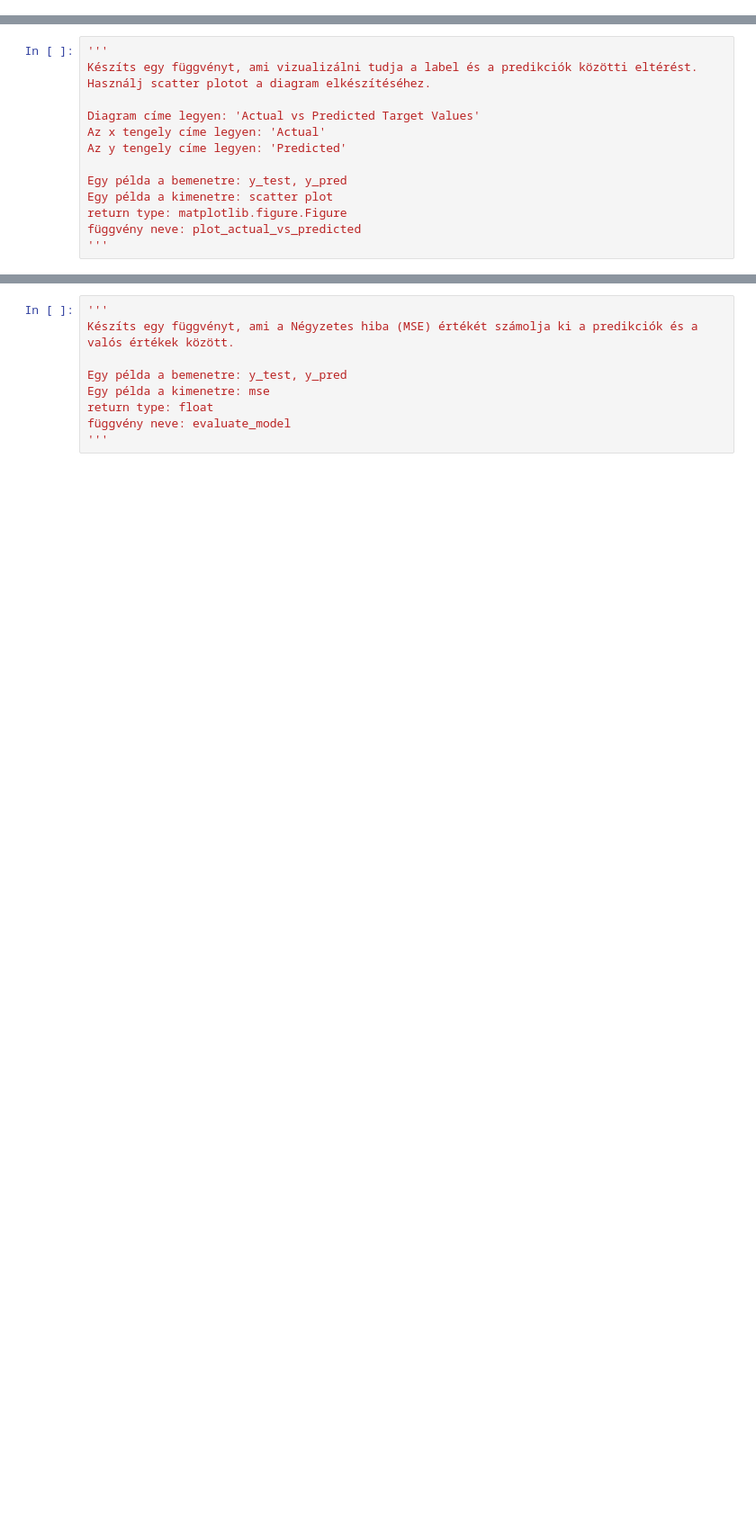
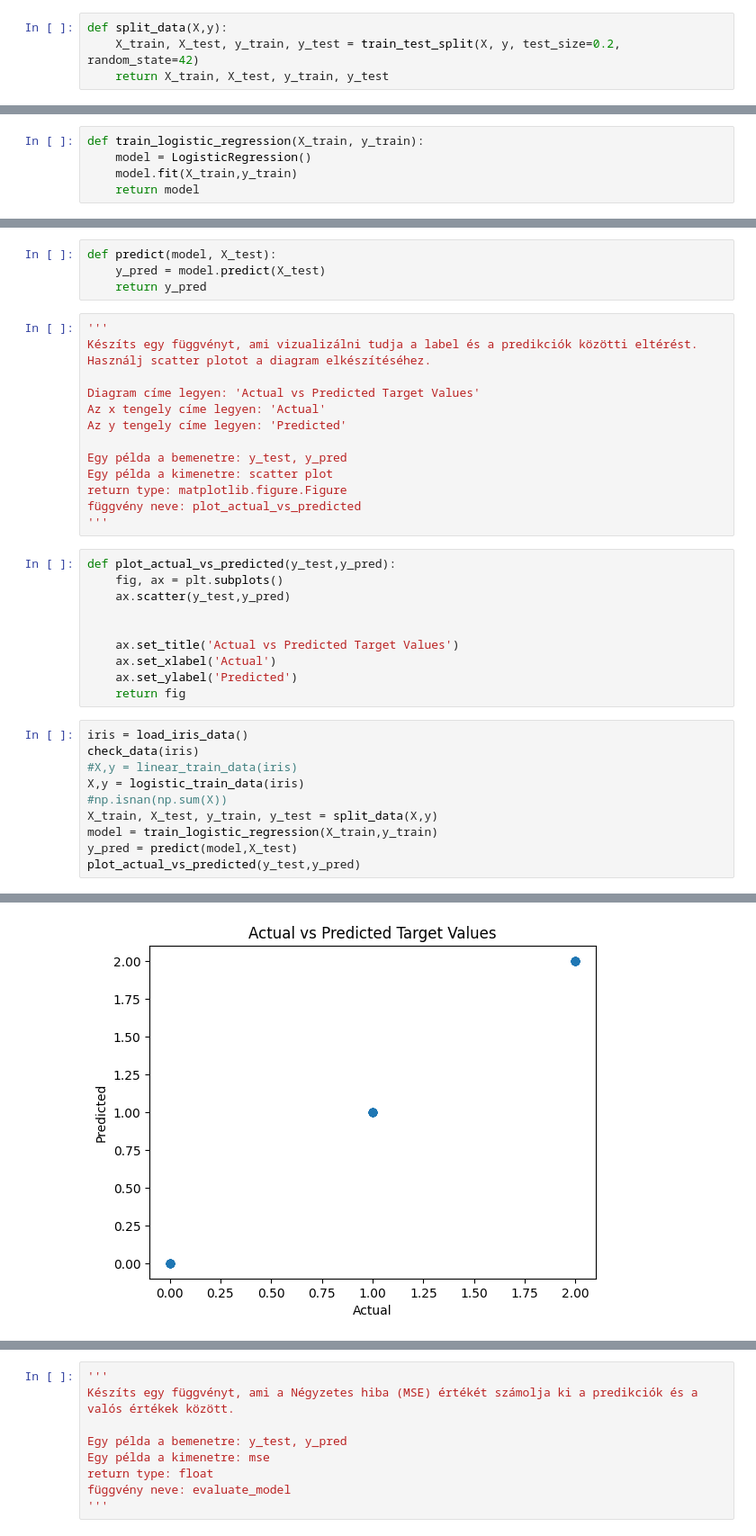
Before and after one commit to Poloskei/BEVADAT2022232, a Jupyter notebook: HAZI/HAZI08/HAZI08.ipynb, the cells around one changed output, grey strips where cells are left out. Shown: that part at 90% size. Cells and saved outputs as stored; diff of their text form; blank space fills up the shorter version.

```diff
--- a/HAZI/HAZI08/HAZI08.ipynb
+++ b/HAZI/HAZI08/HAZI08.ipynb
@@ -84,6 +76,10 @@ Egy példa a kimenetre: X_train, X_test, y_train, y_test
 return type: (numpy.ndarray, numpy.ndarray, numpy.ndarray, numpy.ndarray)
 függvény neve: split_data
 '''
+# %%
+def split_data(X,y):
+    X_train, X_test, y_train, y_test = train_test_split(X, y, test_size=0.2, random_state=42)
+    return X_train, X_test, y_train, y_test
 # %%
 '''
 Készíts egy függvényt ami feltanít egy lineaáris regressziós modelt, majd visszatér vele.
@@ -102,6 +103,11 @@ Egy példa a kimenetre: model
 return type: sklearn.linear_model._base.LogisticRegression
 függvény neve: train_logistic_regression
 '''
+# %%
+def train_logistic_regression(X_train, y_train):
+    model = LogisticRegression()
+    model.fit(X_train,y_train)
+    return model
 # %%
 '''
 Készíts egy függvényt, ami a feltanított modellel predikciót tud végre hajtani.
@@ -111,6 +117,10 @@ Egy példa a kimenetre: y_pred
 return type: numpy.ndarray
 függvény neve: predict
 '''
+# %%
+def predict(model, X_test):
+    y_pred = model.predict(X_test)
+    return y_pred
 # %%
 '''
 Készíts egy függvényt, ami vizualizálni tudja a label és a predikciók közötti eltérést.
@@ -125,3 +135,24 @@ Egy példa a kimenetre: scatter plot
 return type: matplotlib.figure.Figure
 függvény neve: plot_actual_vs_predicted
 '''
+# %%
+def plot_actual_vs_predicted(y_test,y_pred):
+    fig, ax = plt.subplots()
+    ax.scatter(y_test,y_pred)
+
+
+    ax.set_title('Actual vs Predicted Target Values')
+    ax.set_xlabel('Actual')
+    ax.set_ylabel('Predicted')
+    return fig
+# %%
+iris = load_iris_data()
+check_data(iris)
+#X,y = linear_train_data(iris)
+X,y = logistic_train_data(iris)
+#np.isnan(np.sum(X))
+X_train, X_test, y_train, y_test = split_data(X,y)
+model = train_logistic_regression(X_train,y_train)
+y_pred = predict(model,X_test)
+plot_actual_vs_predicted(y_test,y_pred)
+# %% [output]
@@ -127,0 +166 @@ függvény neve: plot_actual_vs_predicted
+[figure, added]
```
Also changed, not shown: parts of 5 cells of this notebook, 1 other file.
